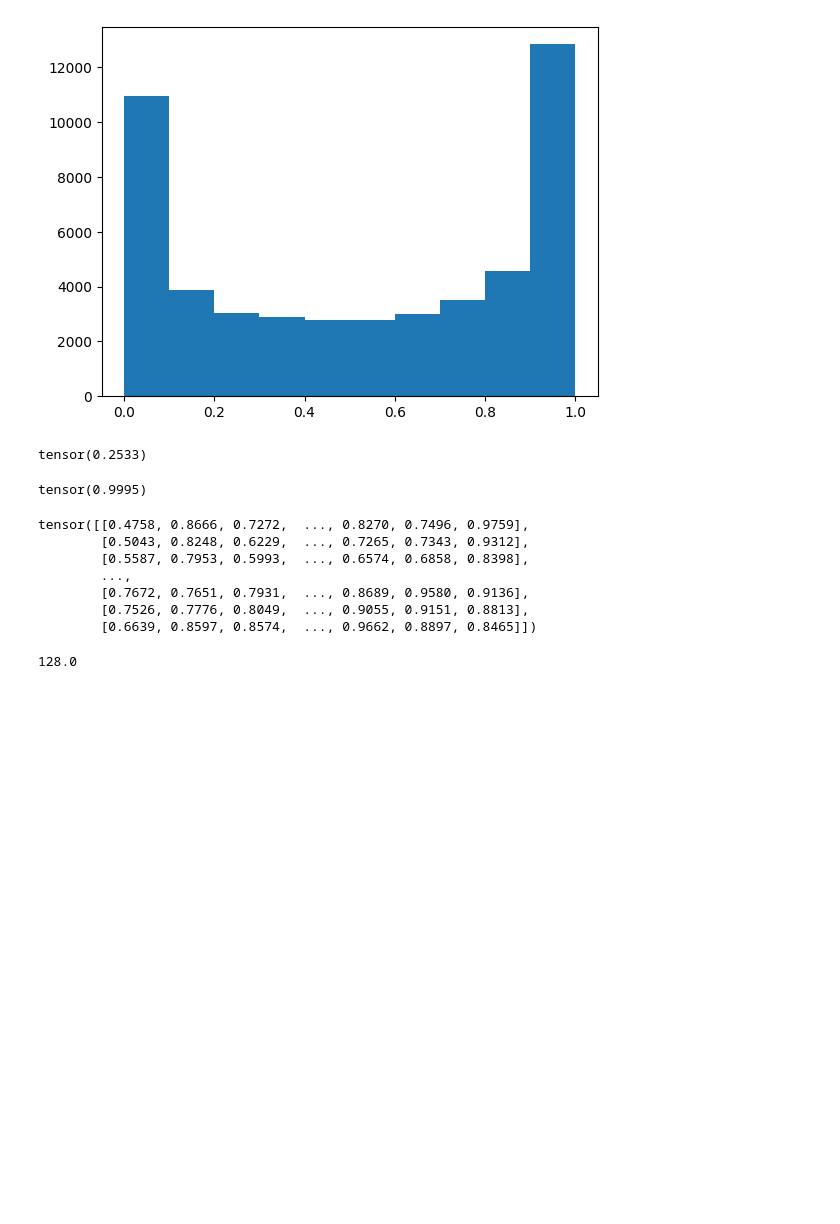
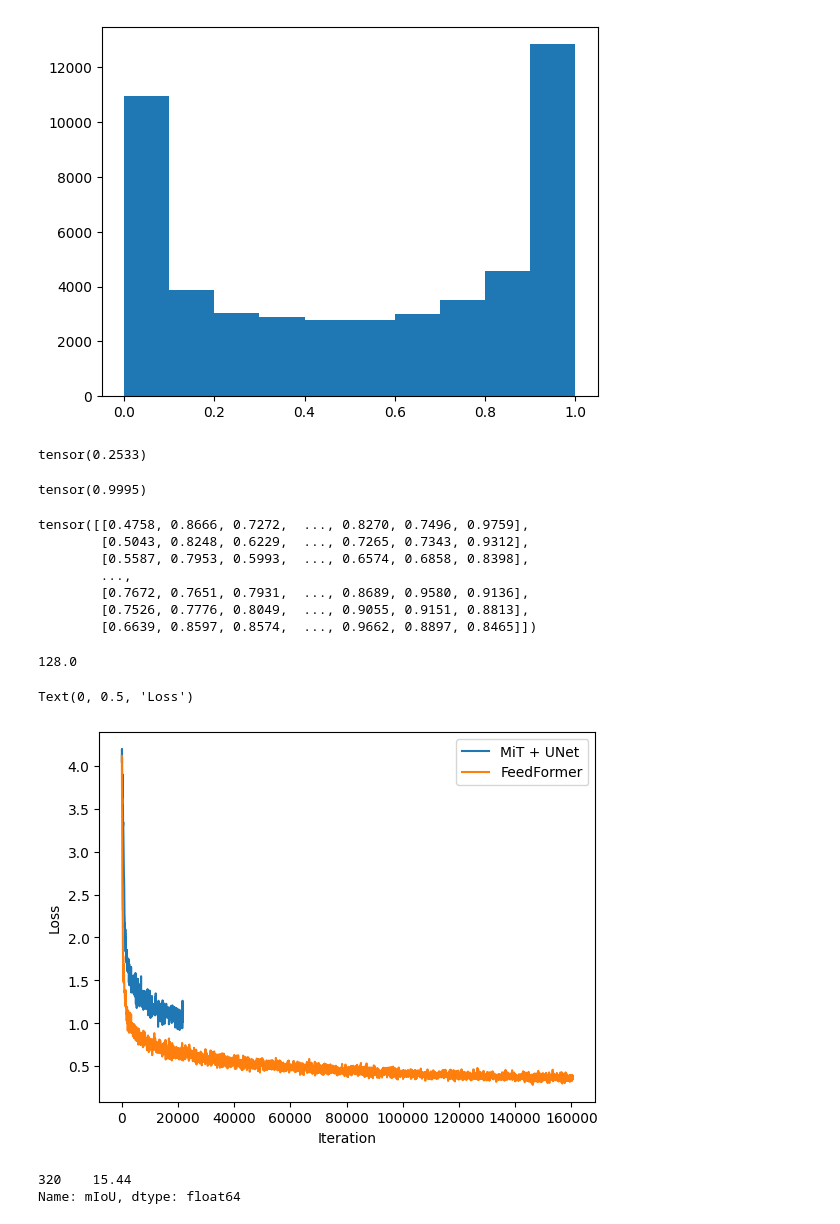
Before and after one commit to julian-klitzing/u-mixformer, a Jupyter notebook: params_analysis.ipynb, the cells around one changed output. Saved outputs shown, nothing was run; the diff lists cells and outputs as text; code cells hidden in the pictures; blank space fills up the shorter version.

```diff
--- a/params_analysis.ipynb
+++ b/params_analysis.ipynb
@@ -225,3 +225,24 @@ tensor([[0.4758, 0.8666, 0.7272,  ..., 0.8270, 0.7496, 0.9759],
 16384**0.5
 # %% [output]
 128.0
+# %%
+path_feed_loss = "20230630_181420_seulki_feedformer.json"
+path_munet_loss = "work_dirs/mitunet_mit-b0_8xb2-160k_ade20k-512x512/20230710_142822/vis_data/20230710_142822.json"
+# %%
+df_loss_munet = pd.read_json(path_munet_loss, lines=True)
+df_loss_feed = pd.read_json(path_feed_loss, lines=True)
+# %%
+plt.plot([50 * (i+1) for i in range(len(df_loss_munet))], df_loss_munet["loss"], label="MiT + UNet")
+# plt.plot([50 * (i+1) for i in range(len(df_loss_munet))], df_loss_feed["loss"].head(len(df_loss_munet)), label="FeedFormer")
+plt.plot([50 * (i+1) for i in range(len(df_loss_feed))], df_loss_feed["loss"], label="FeedFormer")
+plt.legend()
+plt.xlabel("Iteration")
+plt.ylabel("Loss")
+# %% [output]
+Text(0, 0.5, 'Loss')
+[figure, added]
+# %%
+df_loss_munet["mIoU"][~df_loss_munet["mIoU"].isna()]
+# %% [output]
+320    15.44
+Name: mIoU, dtype: float64
```
Also changed, not shown: parts of 1 cell of this notebook.
